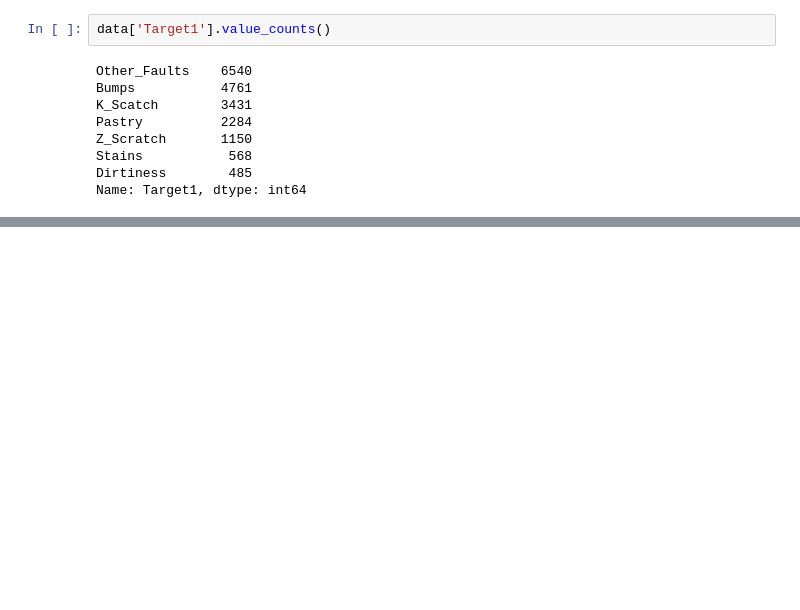
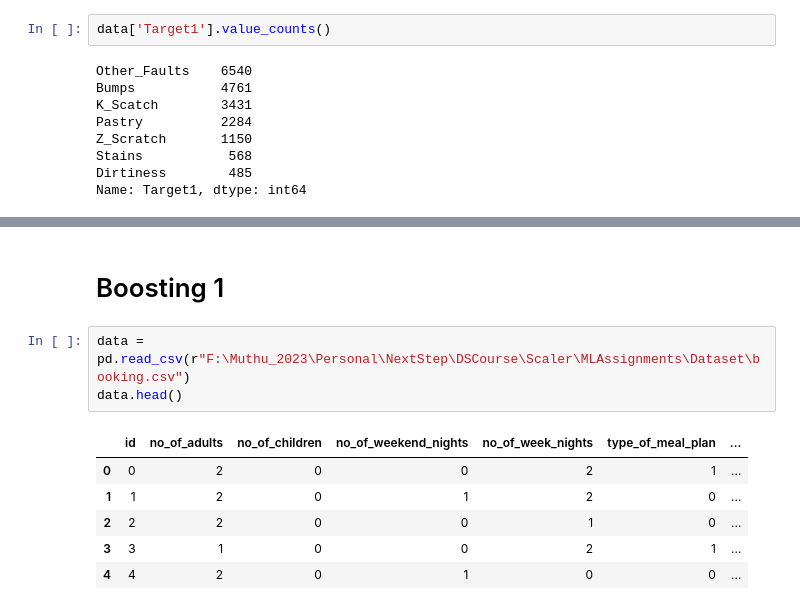
Before and after one commit to muthuganeshece/MLAssignments, a Jupyter notebook: SupervisedML/SupervisedML.ipynb, the cells around one changed output, grey strips where cells are left out. Saved outputs shown, nothing was run; the diff lists cells and outputs as text; blank space fills up the shorter version.

Commit message:
Update assignments for boosting and random forest

```diff
--- a/SupervisedML/SupervisedML.ipynb
+++ b/SupervisedML/SupervisedML.ipynb
@@ -399,0 +578,12 @@ ImportError: cannot import name 'smote' from 'imblearn.over_sampling' (C:\Users\
+# %% [markdown]
+# Boosting 1
+# %%
+data = pd.read_csv(r"F:\Muthu_2023\Personal\NextStep\DSCourse\Scaler\MLAssignments\Dataset\booking.csv")
+data.head()
+# %% [output]
+|  | id | no_of_adults | no_of_children | no_of_weekend_nights | no_of_week_nights | type_of_meal_plan | ... |
+| 0 | 0 | 2 | 0 | 0 | 2 | 1 | ... |
+| 1 | 1 | 2 | 0 | 1 | 2 | 0 | ... |
+| 2 | 2 | 2 | 0 | 0 | 1 | 0 | ... |
+| 3 | 3 | 1 | 0 | 0 | 2 | 1 | ... |
+| 4 | 4 | 2 | 0 | 1 | 0 | 0 | ... |
```
Also changed, not shown: parts of 21 cells of this notebook.
